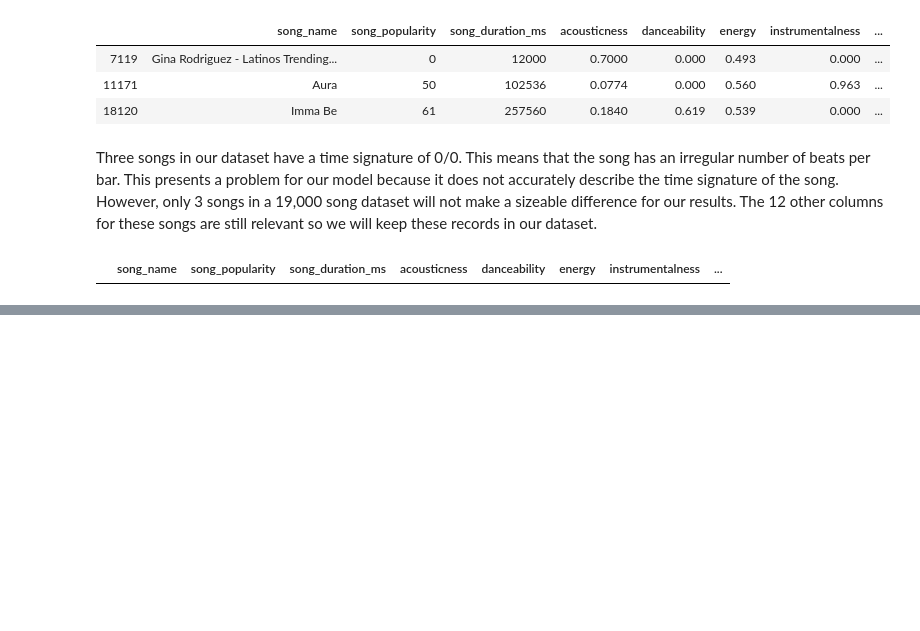
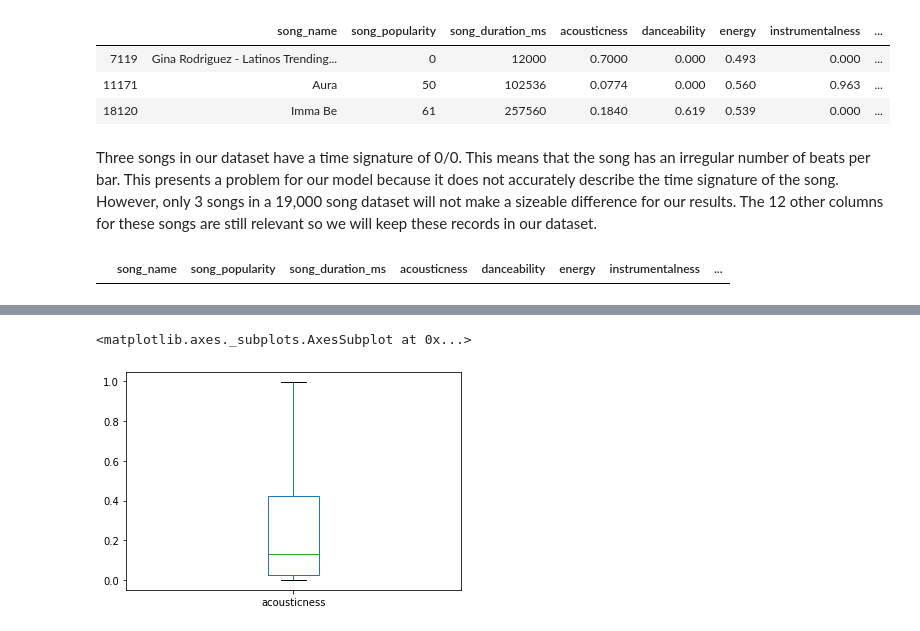
Before and after one commit to bengruher/Spotify-Song-Data-Analysis-and-Modeling, a Jupyter notebook: Song Project.ipynb, the cells around one changed output, grey strips where cells are left out. Cells and saved outputs as stored; diff of their text form; code cells hidden in the pictures; blank space fills up the shorter version.

```diff
--- a/Song Project.ipynb
+++ b/Song Project.ipynb
@@ -134,0 +178,5 @@ sum(pd.isnull(songs))
+# %%
+songs.acousticness.plot(kind='box')
+# %% [output]
+<matplotlib.axes._subplots.AxesSubplot at 0x...>
+[figure, added]
```
Also changed, not shown: parts of 33 cells of this notebook.
